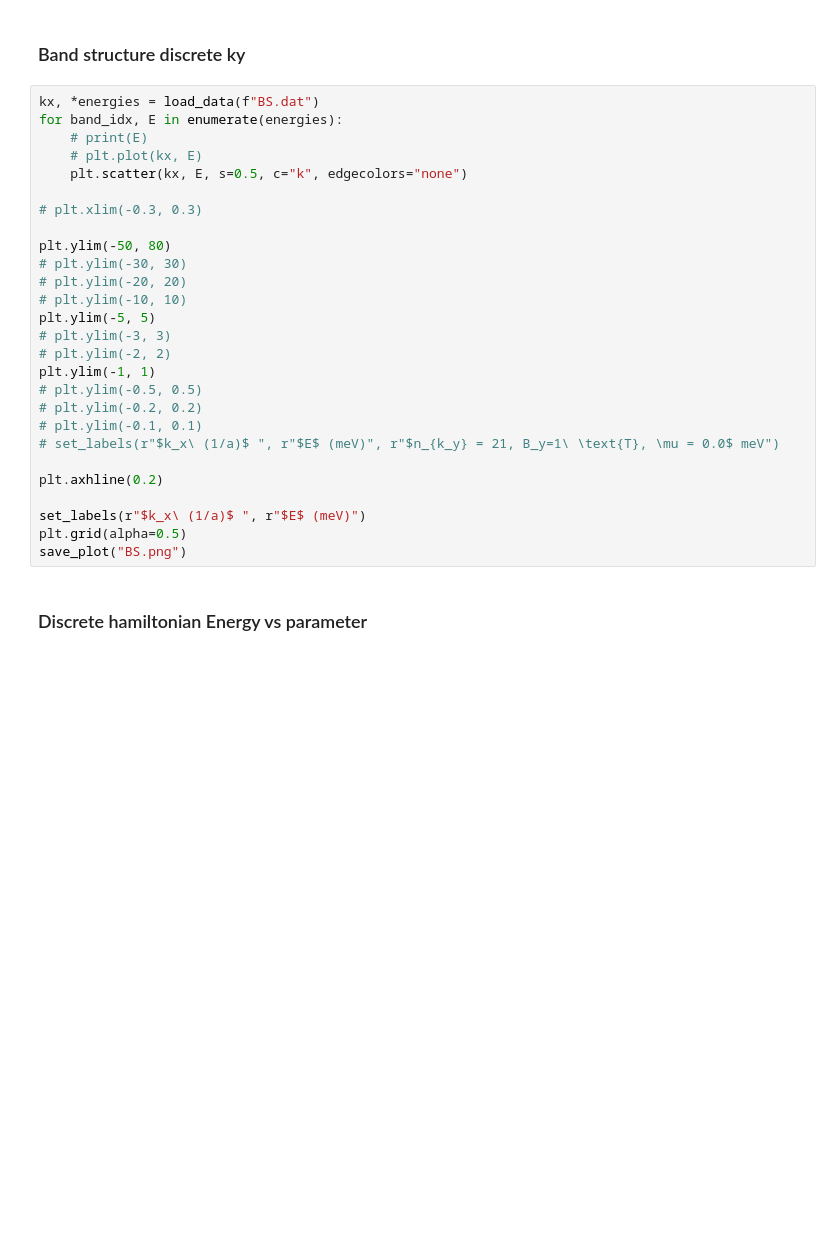
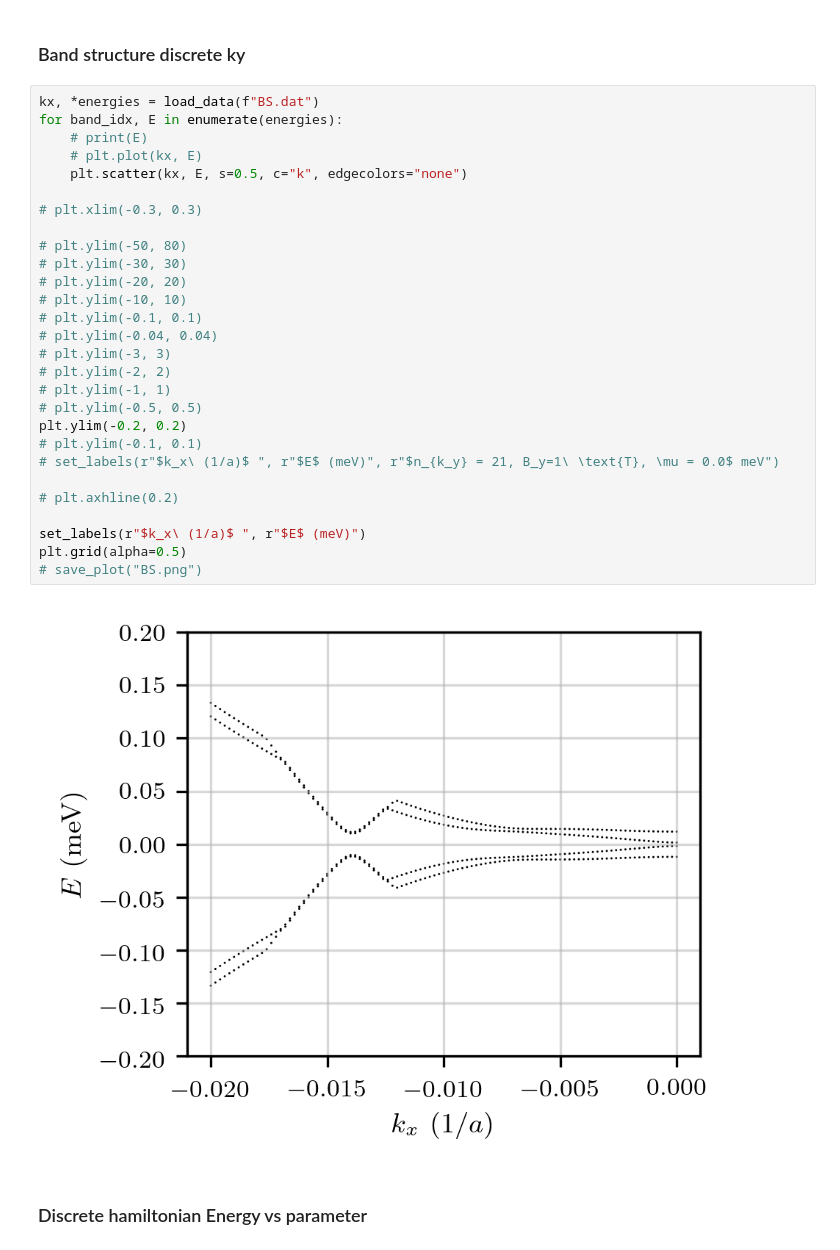
Before and after one commit to piotr-zeberek/LAOSTO-Topology-MSc, a Jupyter notebook: plot.ipynb, the cells around one changed output. Drawn from its saved outputs; the diff is of its cells as text; blank space fills up the shorter version.

```diff
--- a/plot.ipynb
+++ b/plot.ipynb
@@ -146,30 +149,33 @@ save_plot("BS_slice.png")
 # %%
 kx, *energies = load_data(f"BS.dat")
 for band_idx, E in enumerate(energies):
     # print(E)
     # plt.plot(kx, E)
     plt.scatter(kx, E, s=0.5, c="k", edgecolors="none")
 
 # plt.xlim(-0.3, 0.3)
 
-plt.ylim(-50, 80)
+# plt.ylim(-50, 80)
 # plt.ylim(-30, 30)
 # plt.ylim(-20, 20)
 # plt.ylim(-10, 10)
-plt.ylim(-5, 5)
+# plt.ylim(-0.1, 0.1)
+# plt.ylim(-0.04, 0.04)
 # plt.ylim(-3, 3)
 # plt.ylim(-2, 2)
-plt.ylim(-1, 1)
+# plt.ylim(-1, 1)
 # plt.ylim(-0.5, 0.5)
-# plt.ylim(-0.2, 0.2)
+plt.ylim(-0.2, 0.2)
 # plt.ylim(-0.1, 0.1)
 # set_labels(r"$k_x\ (1/a)$ ", r"$E$ (meV)", r"$n_{k_y} = 21, B_y=1\ \text{T}, \mu = 0.0$ meV")
 
-plt.axhline(0.2)
+# plt.axhline(0.2)
 
 set_labels(r"$k_x\ (1/a)$ ", r"$E$ (meV)")
 plt.grid(alpha=0.5)
-save_plot("BS.png")
+# save_plot("BS.png")
+# %% [output]
+[figure, added]
 # %% [markdown]
 ### Discrete hamiltonian Energy vs parameter
 # %%
```
Also changed, not shown: parts of 11 cells of this notebook, 9 other files.
